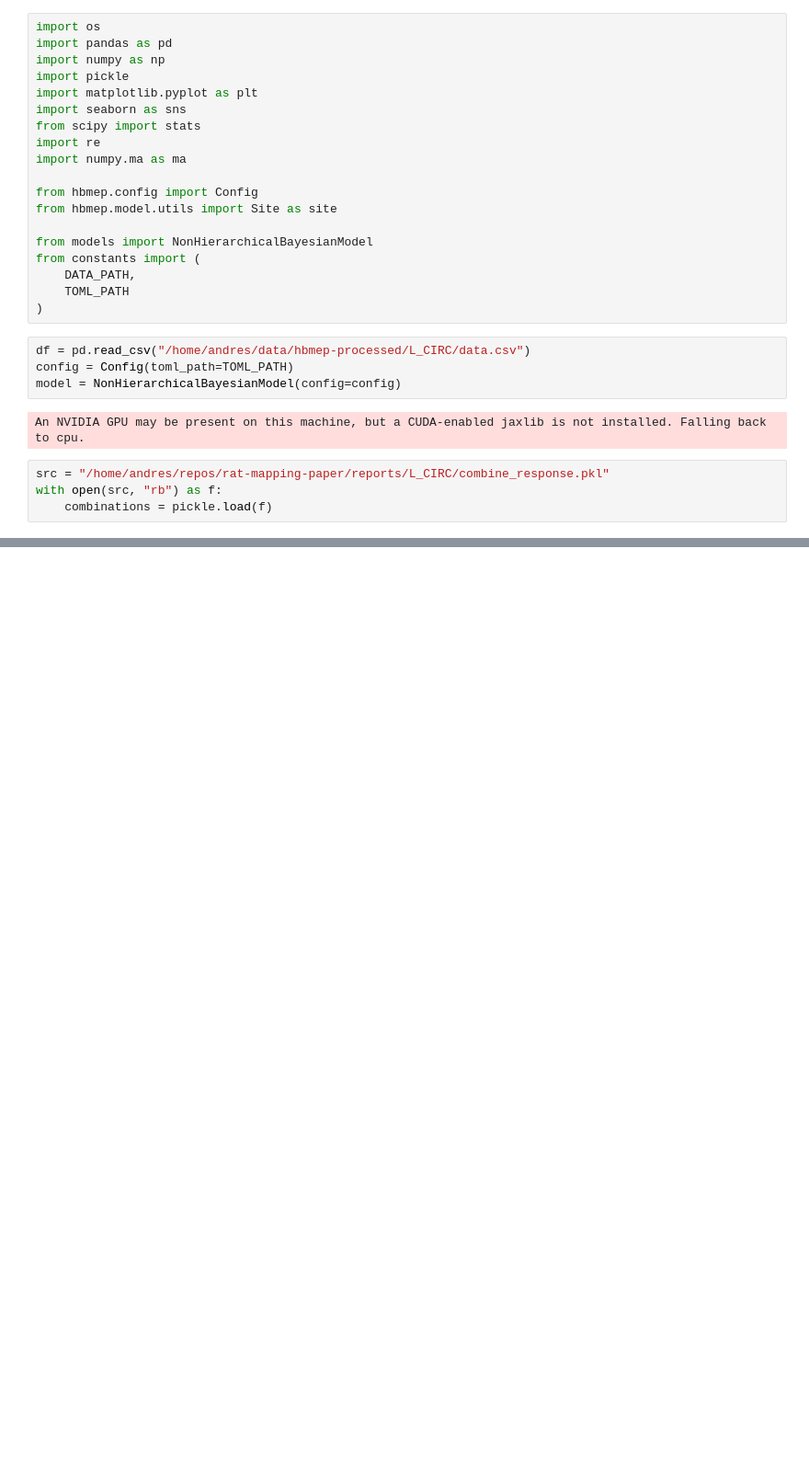
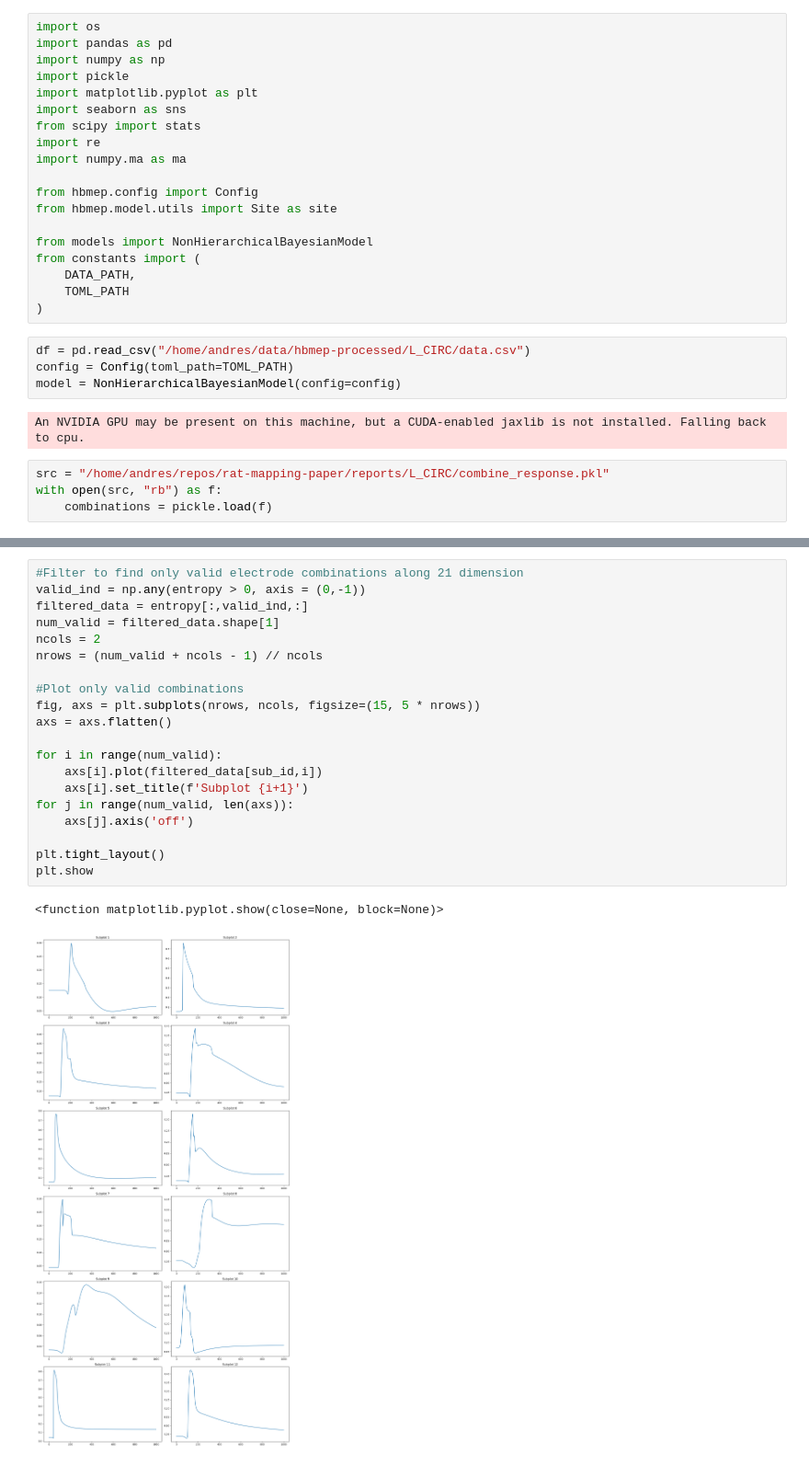
Before and after one commit to hbmep/rat-mapping, a Jupyter notebook: notebooks/L_CIRC/selectivity.ipynb, the cells around one changed output, grey strips where cells are left out. Shown at 92% size. Saved outputs shown, nothing was run; the diff lists cells and outputs as text; blank space fills up the shorter version.

```diff
--- a/notebooks/L_CIRC/selectivity.ipynb
+++ b/notebooks/L_CIRC/selectivity.ipynb
@@ -148,0 +190,23 @@ array(['C6LX-C6LC', 'C6LC-', 'C6LC-C6LX', '-C6LC'], dtype=object)
+# %%
+#Filter to find only valid electrode combinations along 21 dimension
+valid_ind = np.any(entropy > 0, axis = (0,-1))
+filtered_data = entropy[:,valid_ind,:]
+num_valid = filtered_data.shape[1]
+ncols = 2
+nrows = (num_valid + ncols - 1) // ncols
+
+#Plot only valid combinations
+fig, axs = plt.subplots(nrows, ncols, figsize=(15, 5 * nrows))
+axs = axs.flatten()
+
+for i in range(num_valid):
+    axs[i].plot(filtered_data[sub_id,i])
+    axs[i].set_title(f'Subplot {i+1}')
+for j in range(num_valid, len(axs)):
+    axs[j].axis('off')
+
+plt.tight_layout()
+plt.show
+# %% [output]
+<function matplotlib.pyplot.show(close=None, block=None)>
+[figure, added]
```
Also changed, not shown: parts of 20 cells of this notebook, 1 other file.
